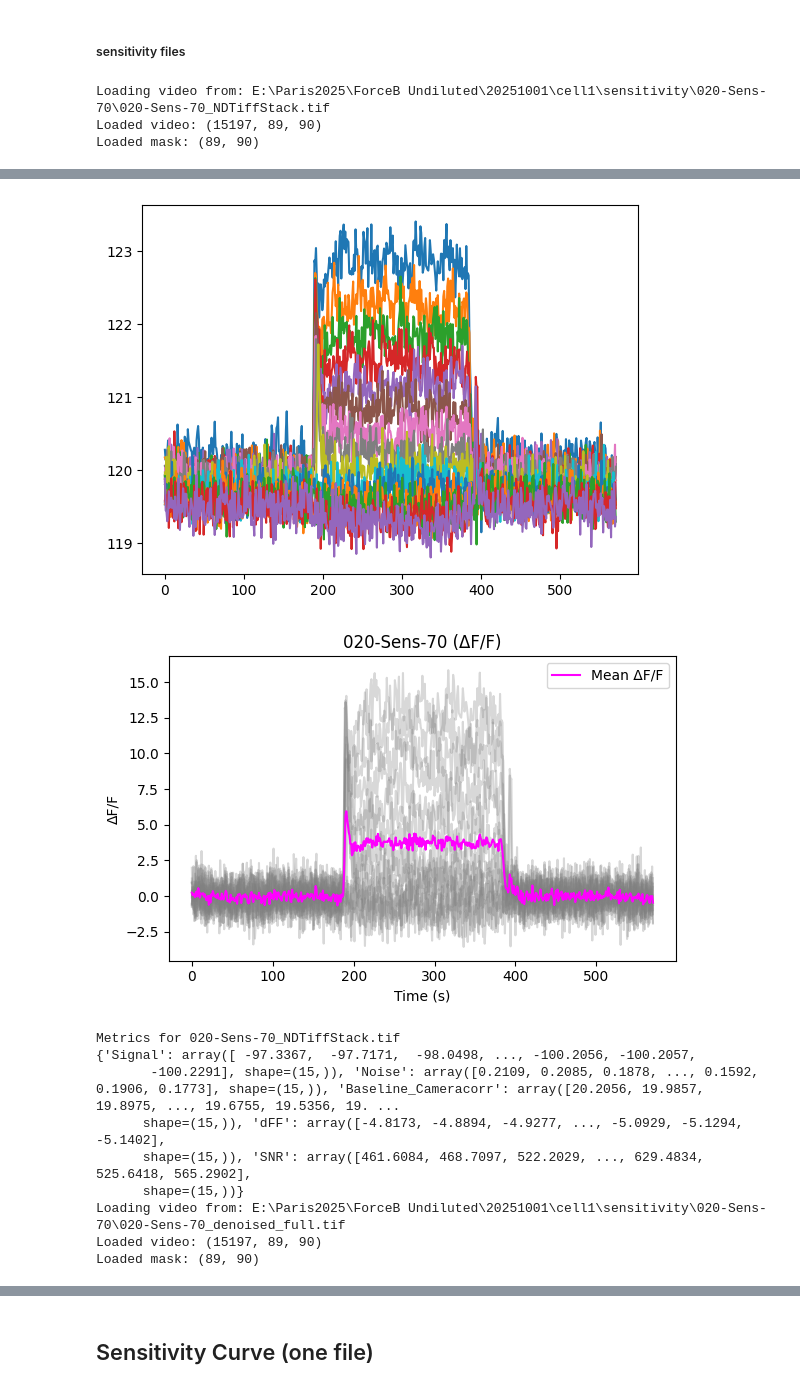
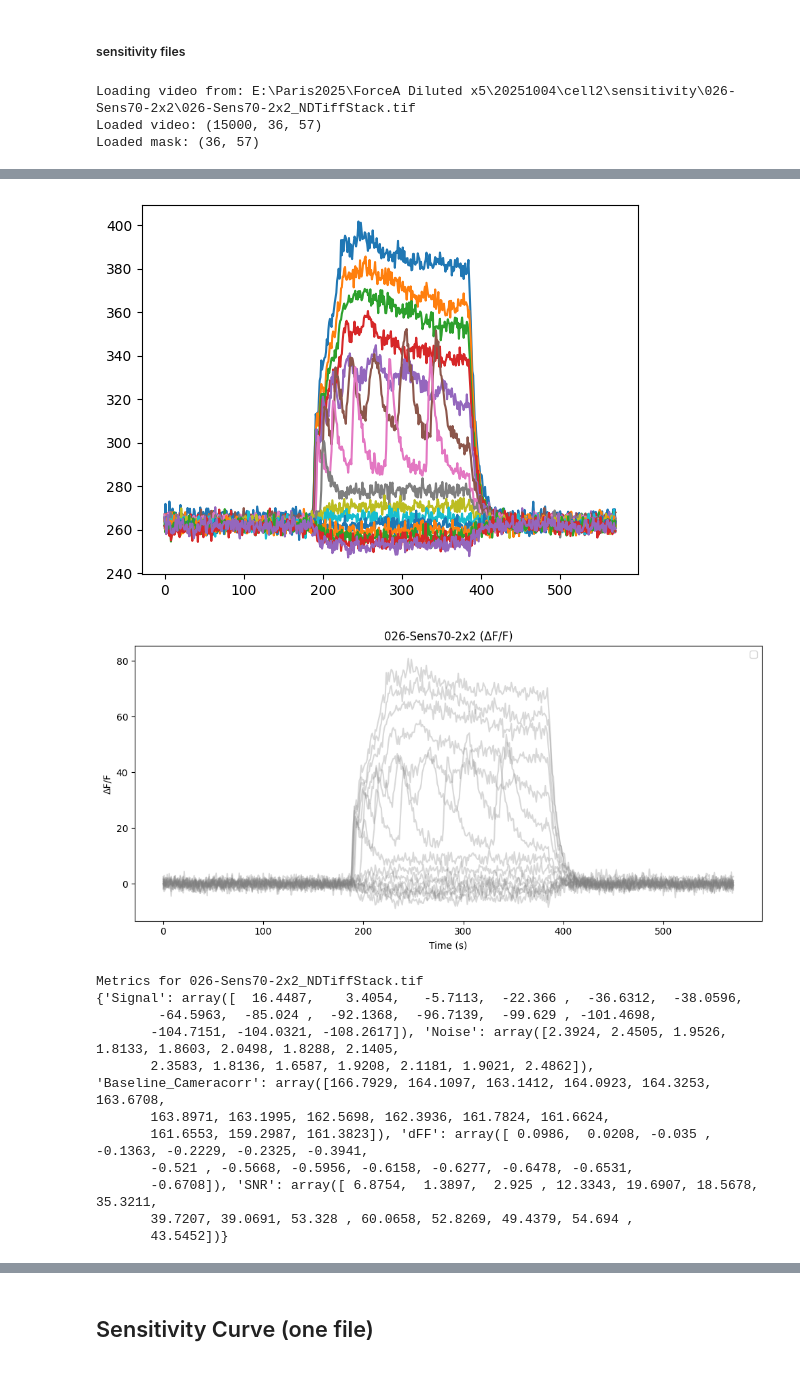
Before and after one commit to sofiamor/Imaging_analysis, a Jupyter notebook: Voltage_imaging/notebooks/mergeCodes.ipynb, the cells around one changed output, grey strips where cells are left out. Cells and saved outputs as stored; diff of their text form; code cells hidden in the pictures.

```diff
--- a/Voltage_imaging/notebooks/mergeCodes.ipynb
+++ b/Voltage_imaging/notebooks/mergeCodes.ipynb
@@ -568,12 +572,12 @@ if spike_files:
 if sub_files:
     file_to_n_epochs = {
         "027-sub0.5": 50,
-        "027-sub-1": 50,
+        "027-sub-1": 43,
         "028-sub1": 50,
         "030-sub3": 50,
     }
     fig_sub, axes_sub = plt.subplots(len(sub_files), 1, figsize=(4, 6 * len(sub_files)), sharex=False)
-    if len(sens_files) == 1:
+    if len(sub_files) == 1:
         axes_sub = [axes_sub]
     for ax, vfile in zip(axes_sub, sub_files):
         trace = extract_trace(vfile)
@@ -636,7 +661,7 @@ for vfile in spike_files:
     fluo = np.array(all_epochs).T
 
     baseline_mask = range(100, 150)
-    mean_mask = range(230, 380)
+    mean_mask = range(250, 260)
 
     Yd, baselineFits, metrics = detrend_and_analyze(fluo, np.linspace(0, 1, fluo.shape[0]), fs=10, detrend_method="exp", baseline_mask=baseline_mask, mean_mask=mean_mask, index_test_trace=5)
     pd.DataFrame(metrics).to_csv(os.path.join(os.path.dirname(vfile), "metrics_sens.csv"))
@@ -648,7 +673,7 @@ for vfile in spike_files:
     dff = (signal / baseline) * 100  # ΔF/F in %
 
     # --- plot ΔF/F traces ---
-    plt.figure(figsize=(6, 4))
+    plt.figure(figsize=(10, 6))
     plt.plot(dff, color='gray', alpha=0.3)
     plt.plot(np.nanmean(dff, axis=1), color='magenta', lw=1.5, label='Mean ΔF/F')
     plt.title(f"{os.path.basename(os.path.dirname(vfile))} (ΔF/F)")
@@ -698,7 +723,7 @@ for vfile in sens_files:
     fluo = np.array(all_epochs).T
 
     baseline_mask = range(0, 50)
-    mean_mask = range(200, 350)
+    mean_mask = range(300, 350)
 
     Yd, baselineFits, metrics = detrend_and_analyze(fluo, np.linspace(0, 1, fluo.shape[0]), fs=10, detrend_method="exp", baseline_mask=baseline_mask, mean_mask=mean_mask, index_test_trace=5)
     pd.DataFrame(metrics).to_csv(os.path.join(os.path.dirname(vfile), "metrics_sens.csv"))
@@ -710,9 +735,9 @@ for vfile in sens_files:
     dff = (signal / baseline) * 100  # ΔF/F in %
 
     # --- plot ΔF/F traces ---
-    plt.figure(figsize=(6, 4))
+    plt.figure(figsize=(10, 5))
     plt.plot(dff, color='gray', alpha=0.3)
-    plt.plot(np.nanmean(dff, axis=1), color='magenta', lw=1.5, label='Mean ΔF/F')
+    #plt.plot(np.nanmean(dff, axis=1), color='magenta', lw=1.5, label='Mean ΔF/F')
     plt.title(f"{os.path.basename(os.path.dirname(vfile))} (ΔF/F)")
     plt.xlabel("Time (s)")
     plt.ylabel("ΔF/F")
@@ -723,6 +748,6 @@ for vfile in sens_files:
     print("Metrics for", os.path.basename(vfile))
     print(metrics)
 # %% [output]
-Loading video from: E:\Paris2025\ForceB Undiluted\20251001\cell1\sensitivity\020-Sens-70\020-Sens-70_NDTiffStack.tif
-Loaded video: (15197, 89, 90)
-Loaded mask: (89, 90)
+Loading video from: E:\Paris2025\ForceA Diluted x5\20251004\cell2\sensitivity\026-Sens70-2x2\026-Sens70-2x2_NDTiffStack.tif
+Loaded video: (15000, 36, 57)
+Loaded mask: (36, 57)
@@ -730,11 +755,13 @@ Loaded mask: (89, 90)
-[figure, old version]
+[figure, new version]
-[figure, old version]
+[figure, new version]
-Metrics for 020-Sens-70_NDTiffStack.tif
-{'Signal': array([ -97.3367,  -97.7171,  -98.0498, ..., -100.2056, -100.2057,
-       -100.2291], shape=(15,)), 'Noise': array([0.2109, 0.2085, 0.1878, ..., 0.1592, 0.1906, 0.1773], shape=(15,)), 'Baseline_Cameracorr': array([20.2056, 19.9857, 19.8975, ..., 19.6755, 19.5356, 19. ...
-      shape=(15,)), 'dFF': array([-4.8173, -4.8894, -4.9277, ..., -5.0929, -5.1294, -5.1402],
-      shape=(15,)), 'SNR': array([461.6084, 468.7097, 522.2029, ..., 629.4834, 525.6418, 565.2902],
-      shape=(15,))}
-Loading video from: E:\Paris2025\ForceB Undiluted\20251001\cell1\sensitivity\020-Sens-70\020-Sens-70_denoised_full.tif
-Loaded video: (15197, 89, 90)
-Loaded mask: (89, 90)
+Metrics for 026-Sens70-2x2_NDTiffStack.tif
+{'Signal': array([  16.4487,    3.4054,   -5.7113,  -22.366 ,  -36.6312,  -38.0596,
+        -64.5963,  -85.024 ,  -92.1368,  -96.7139,  -99.629 , -101.4698,
+       -104.7151, -104.0321, -108.2617]), 'Noise': array([2.3924, 2.4505, 1.9526, 1.8133, 1.8603, 2.0498, 1.8288, 2.1405,
+       2.3583, 1.8136, 1.6587, 1.9208, 2.1181, 1.9021, 2.4862]), 'Baseline_Cameracorr': array([166.7929, 164.1097, 163.1412, 164.0923, 164.3253, 163.6708,
+       163.8971, 163.1995, 162.5698, 162.3936, 161.7824, 161.6624,
+       161.6553, 159.2987, 161.3823]), 'dFF': array([ 0.0986,  0.0208, -0.035 , -0.1363, -0.2229, -0.2325, -0.3941,
+       -0.521 , -0.5668, -0.5956, -0.6158, -0.6277, -0.6478, -0.6531,
+       -0.6708]), 'SNR': array([ 6.8754,  1.3897,  2.925 , 12.3343, 19.6907, 18.5678, 35.3211,
+       39.7207, 39.0691, 53.328 , 60.0658, 52.8269, 49.4379, 54.694 ,
+       43.5452])}
```
Also changed, not shown: parts of 20 cells of this notebook.
